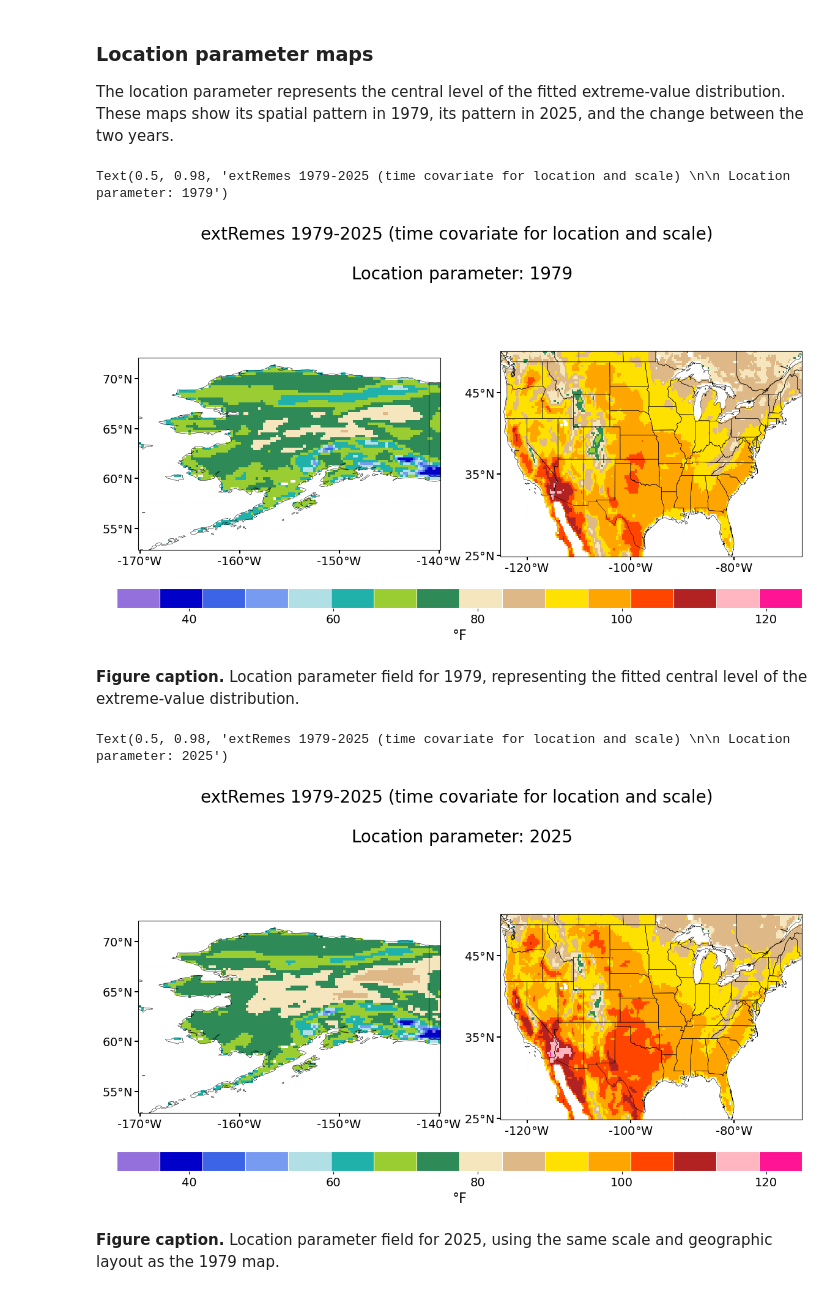
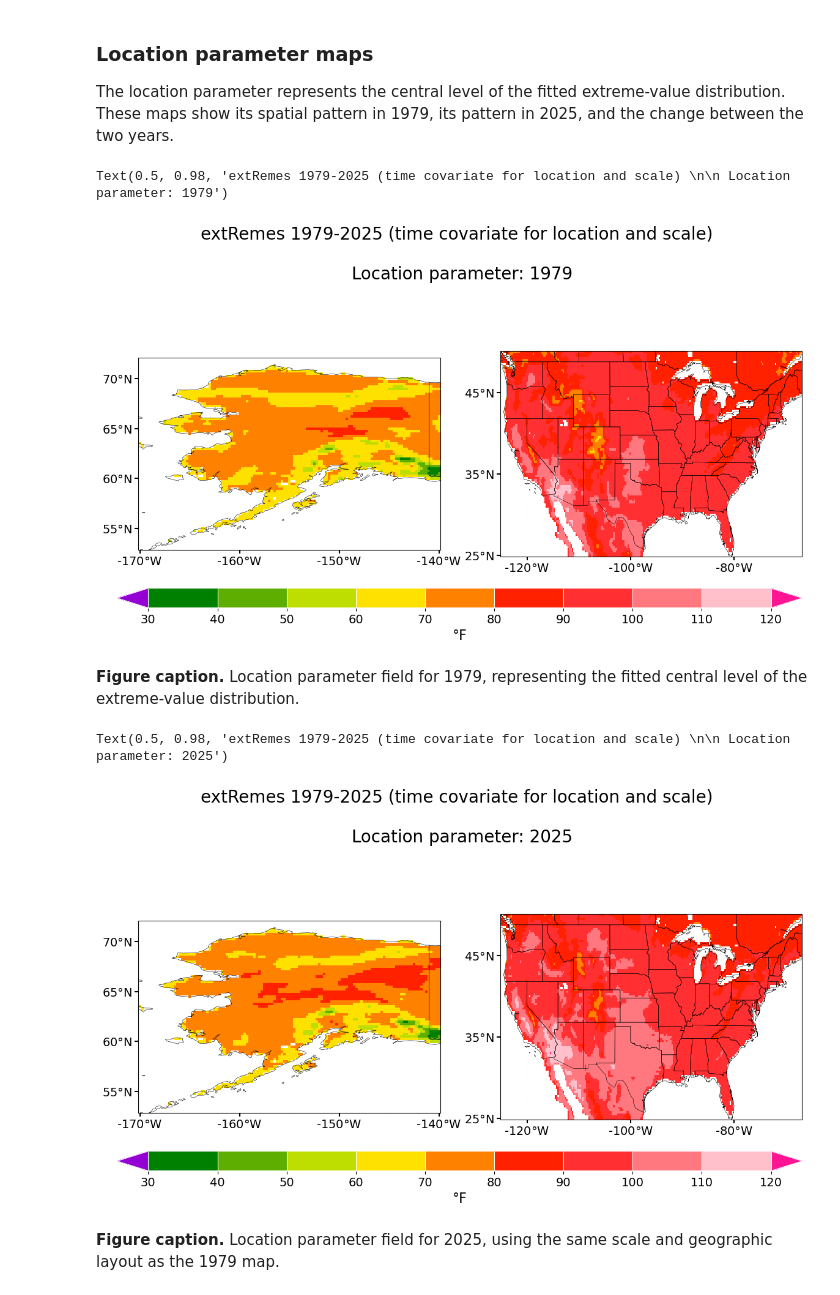
Before and after one commit to GaelleHervieux/TXx, a Jupyter notebook: TXx_USA_plots_extremes_1979.ipynb, the cells around one changed output. Drawn from its saved outputs; the diff is of its cells as text; code cells hidden in the pictures.

```diff
--- a/TXx_USA_plots_extremes_1979.ipynb
+++ b/TXx_USA_plots_extremes_1979.ipynb
@@ -108,15 +113,18 @@ Text(0.5, 1.0, 'GLOST LOESS')
 
 The next three figures use a common color scale to compare the estimated 100-year return level at the start and end of the analysis period, followed by the end-minus-start difference. Alaska and CONUS share the same scale so spatial patterns can be compared directly.
 # %%
-clevs = np.arange(30,140,5)
-cmap = plt.get_cmap(cmaps.amwg,len(clevs)).copy()
+clevs = np.arange(30,140,15)
+cmap = plt.get_cmap(cmapI,len(clevs)).copy()
+cmap.set_under('darkviolet')
+cmap.set_over('deeppink')
+norm = mcolors.BoundaryNorm(boundaries=clevs, ncolors=cmap.N)
 
 proj=ccrs.PlateCarree()
 fig, ax = plt.subplots(nrows=1,ncols=2,figsize=(14,8),subplot_kw={'projection':proj})
 plt.subplots_adjust(bottom=0.15, right=0.9)
 ax = ax.flatten()
 for ix in range(0,len(Tloc)):
-  cc = Trl100[ix].sel(time=yearb).plot.pcolormesh(ax=ax[ix],cmap=cmap,vmin=clevs[0],vmax=clevs[-1],add_colorbar=False)
+  cc = Trl100[ix].sel(time=yearb).plot.pcolormesh(ax=ax[ix],cmap=cmap,norm=norm,add_colorbar=False)
   ####
 for ix in range(0,len(Tloc)):
   grd = ax[ix].gridlines(
@@ -136,7 +144,7 @@ asp = np.diff(ax[0].get_xlim())[0] / np.diff(ax[0].get_ylim())[0]
 ax[1].set_aspect(asp)
 #
 ax_cbar = fig.add_axes([0.1, 0.2, 0.8, 0.04])
-cbar=fig.colorbar(cc,cax=ax_cbar,shrink=0.5,orientation='horizontal',drawedges=True)
+cbar=fig.colorbar(cc,cax=ax_cbar,shrink=0.5,orientation='horizontal',extend='both',drawedges=True)
 cbar.ax.tick_params(labelsize=14)
 cbar.set_label(label=f'{units}',fontsize=16)
 cbar.outline.set_edgecolor('w')
@@ -154,14 +162,18 @@ Text(0.5, 0.98, 'extRemes 1979-2025 (time covariate for location and scale) \n\n
 
 
 clevs = np.arange(30,140,5)
-cmap = plt.get_cmap(cmaps.amwg,len(clevs)).copy()
+clevs = np.arange(30,140,15)
+cmap = plt.get_cmap(cmapI,len(clevs)).copy()
+cmap.set_under('darkviolet')
+cmap.set_over('deeppink')
+norm = mcolors.BoundaryNorm(boundaries=clevs, ncolors=cmap.N)
 
 proj=ccrs.PlateCarree()
 fig, ax = plt.subplots(nrows=1,ncols=2,figsize=(14,8),subplot_kw={'projection':proj})
 plt.subplots_adjust(bottom=0.15, right=0.9)
 ax = ax.flatten()
 for ix in range(0,len(Tloc)):
-  cc = Trl100[ix].sel(time=yeare).plot.pcolormesh(ax=ax[ix],cmap=cmap,vmin=clevs[0],vmax=clevs[-1],add_colorbar=False)
+  cc = Trl100[ix].sel(time=yeare).plot.pcolormesh(ax=ax[ix],cmap=cmap,norm=norm,add_colorbar=False)
   ####
 for ix in range(0,len(Tloc)):
   grd = ax[ix].gridlines(
@@ -181,7 +193,7 @@ asp = np.diff(ax[0].get_xlim())[0] / np.diff(ax[0].get_ylim())[0]
 ax[1].set_aspect(asp)
 #
 ax_cbar = fig.add_axes([0.1, 0.2, 0.8, 0.04])
-cbar=fig.colorbar(cc,cax=ax_cbar,shrink=0.5,orientation='horizontal',drawedges=True)
+cbar=fig.colorbar(cc,cax=ax_cbar,shrink=0.5,orientation='horizontal',extend='both',drawedges=True)
 cbar.ax.tick_params(labelsize=14)
 cbar.set_label(label=f'{units}',fontsize=16)
 cbar.outline.set_edgecolor('w')
@@ -196,19 +208,22 @@ Text(0.5, 0.98, 'extRemes 1979-2025 (time covariate for location and scale) \n\n
 # %% [markdown]
 **Figure caption.** Estimated 100-year return level for 2025, using the same map layout and temperature scale as the 1979 figure.
 # %%
-clevs = np.arange(-20,24,4)
-cmap = plt.get_cmap('coolwarm',len(clevs)).copy()
+clevst = np.arange(-20,24,4)
 
+clevs= np.concatenate((np.arange(-20,0,4),[-0.5,0.5] ,np.arange(4,24,4)))
+cmap = cm.get_cmap(cmapA,len(clevs)+1)
 cmap.set_under('darkviolet')
 cmap.set_over('deeppink')
-norm = mcolors.TwoSlopeNorm(vcenter=0,vmin=clevs[0],vmax=-clevs[0])
+norm = mcolors.BoundaryNorm(boundaries=clevs, ncolors=cmap.N)
+
+
 proj=ccrs.PlateCarree()
 
 fig, ax = plt.subplots(nrows=1,ncols=2,figsize=(14,8),subplot_kw={'projection':proj})
 plt.subplots_adjust(bottom=0.15, right=0.9)
 ax = ax.flatten()
 for ix in range(0,len(Tloc)):
-  cc = (Trl100[ix].sel(time=yeare)-Trl100[ix].sel(time=yearb)).plot.pcolormesh(ax=ax[ix],cmap=cmap,vmin=clevs[0],vmax=clevs[-1],add_colorbar=False)
+  cc = (Trl100[ix].sel(time=yeare)-Trl100[ix].sel(time=yearb)).plot.pcolormesh(ax=ax[ix],cmap=cmap,norm=norm,add_colorbar=False)
   ####
 for ix in range(0,len(Tloc)):
   grd = ax[ix].gridlines(
@@ -228,7 +243,7 @@ asp = np.diff(ax[0].get_xlim())[0] / np.diff(ax[0].get_ylim())[0]
 ax[1].set_aspect(asp)
 #
 ax_cbar = fig.add_axes([0.1, 0.2, 0.8, 0.04])
-cbar=fig.colorbar(cc,cax=ax_cbar,shrink=0.5,orientation='horizontal',drawedges=True,extend='both',norm=norm)
+cbar=fig.colorbar(cc,cax=ax_cbar,shrink=0.5,orientation='horizontal',ticks=clevs,drawedges=True,extend='both',norm=norm)
 cbar.ax.tick_params(labelsize=14)
 cbar.set_label(label=f'{units}',fontsize=16)
 cbar.outline.set_edgecolor('w')
@@ -247,8 +262,11 @@ Text(0.5, 0.98, 'extRemes 1979-2025 (time covariate for location and scale) \n\n
 
 The location parameter represents the central level of the fitted extreme-value distribution. These maps show its spatial pattern in 1979, its pattern in 2025, and the change between the two years.
 # %%
-clevs = np.arange(30,130,5)
-cmap = plt.get_cmap(cmaps.amwg,len(clevs)).copy()
+clevs = np.arange(30,130,10)
+cmap = plt.get_cmap(cmapI,len(clevs)).copy()
+cmap.set_under('darkviolet')
+cmap.set_over('deeppink')
+norm = mcolors.BoundaryNorm(boundaries=clevs, ncolors=cmap.N)
 
 proj=ccrs.PlateCarree()
 
@@ -256,42 +274,45 @@ fig, ax = plt.subplots(nrows=1,ncols=2,figsize=(14,8),subplot_kw={'projection':p
 plt.subplots_adjust(bottom=0.15, right=0.9)
 ax = ax.flatten()
 for ix in range(0,len(Tloc)):
-  cc = Tloc[ix].sel(time=yearb).plot.pcolormesh(ax=ax[ix],cmap=cmap,vmin=clevs[0],vmax=clevs[-1],add_colorbar=False)
+  cc = Tloc[ix].sel(time=yearb).plot.pcolormesh(ax=ax[ix],cmap=cmap,norm=norm,add_colorbar=False)
   ####
 for ix in range(0,len(Tloc)):
   grd = ax[ix].gridlines(
     draw_labels=False,
     color='gray', alpha=0.01, linestyle='--')
   ax[ix].set_title(f'',fontsize=18)
   ax[ix].set_xlabel('')
   ax[ix].set_ylabel('')
   ax[ix].tick_params(axis='both',direction='out',width=1.5,length=4)
   ax[ix].set_xticks(ax[ix].get_xticks()[1:-1:2],crs=ccrs.PlateCarree())
   ax[ix].set_xticklabels([f'{round(ixx)}$\degree$W' for ixx in ax[ix].get_xticks()],size=14)
   ax[ix].add_feature(state_borders,zorder=100,edgecolor='k',linewidth=0.4)
   ax[ix].set_yticks(ax[ix].get_yticks()[1:-1:2],crs=ccrs.PlateCarree())
   ax[ix].set_yticklabels([f'{round(ixx)}$\degree$N' for ixx in ax[ix].get_yticks()],size=14)
 #
 asp = np.diff(ax[0].get_xlim())[0] / np.diff(ax[0].get_ylim())[0]
 ax[1].set_aspect(asp)
 #
 ax_cbar = fig.add_axes([0.1, 0.2, 0.8, 0.04])
-cbar=fig.colorbar(cc,cax=ax_cbar,shrink=0.5,orientation='horizontal',drawedges=True)
+cbar=fig.colorbar(cc,cax=ax_cbar,shrink=0.5,orientation='horizontal',extend='both',drawedges=True)
 cbar.ax.tick_params(labelsize=14)
 cbar.set_label(label=f'{units}',fontsize=16)
 cbar.outline.set_edgecolor('w')
 cbar.dividers.set_edgecolor('w')
 cbar.dividers.set_linewidth(0.8)
 #
 plt.suptitle(f'{Tlabels[0]} \n\n Location parameter: {yearb}',fontsize=20)
 # %% [output]
 Text(0.5, 0.98, 'extRemes 1979-2025 (time covariate for location and scale) \n\n Location parameter: 1979')
-[figure, old version]
+[figure, new version]
 # %% [markdown]
 **Figure caption.** Location parameter field for 1979, representing the fitted central level of the extreme-value distribution.
 # %%
-clevs = np.arange(30,130,5)
-cmap = plt.get_cmap(cmaps.amwg,len(clevs)).copy()
+clevs = np.arange(30,130,10)
+cmap = plt.get_cmap(cmapI,len(clevs)).copy()
+cmap.set_under('darkviolet')
+cmap.set_over('deeppink')
+norm = mcolors.BoundaryNorm(boundaries=clevs, ncolors=cmap.N)
 
 proj=ccrs.PlateCarree()
 
@@ -299,7 +320,7 @@ fig, ax = plt.subplots(nrows=1,ncols=2,figsize=(14,8),subplot_kw={'projection':p
 plt.subplots_adjust(bottom=0.15, right=0.9)
 ax = ax.flatten()
 for ix in range(0,len(Tloc)):
-  cc = Tloc[ix].sel(time=yeare).plot.pcolormesh(ax=ax[ix],cmap=cmap,vmin=clevs[0],vmax=clevs[-1],add_colorbar=False)
+  cc = Tloc[ix].sel(time=yeare).plot.pcolormesh(ax=ax[ix],cmap=cmap,norm=norm,add_colorbar=False)
   ####
 for ix in range(0,len(Tloc)):
   grd = ax[ix].gridlines(
@@ -319,7 +340,7 @@ asp = np.diff(ax[0].get_xlim())[0] / np.diff(ax[0].get_ylim())[0]
 ax[1].set_aspect(asp)
 #
 ax_cbar = fig.add_axes([0.1, 0.2, 0.8, 0.04])
-cbar=fig.colorbar(cc,cax=ax_cbar,shrink=0.5,orientation='horizontal',drawedges=True)
+cbar=fig.colorbar(cc,cax=ax_cbar,shrink=0.5,orientation='horizontal',extend='both',drawedges=True)
 cbar.ax.tick_params(labelsize=14)
 cbar.set_label(label=f'{units}',fontsize=16)
 cbar.outline.set_edgecolor('w')
@@ -329,7 +350,7 @@ cbar.dividers.set_linewidth(0.8)
 plt.suptitle(f'{Tlabels[0]} \n\n Location parameter: {yeare}',fontsize=20)
 # %% [output]
 Text(0.5, 0.98, 'extRemes 1979-2025 (time covariate for location and scale) \n\n Location parameter: 2025')
-[figure, old version]
+[figure, new version]
 # %% [markdown]
 **Figure caption.** Location parameter field for 2025, using the same scale and geographic layout as the 1979 map.
 # %%
```
Also changed, not shown: parts of 9 cells of this notebook, 1 other file.
